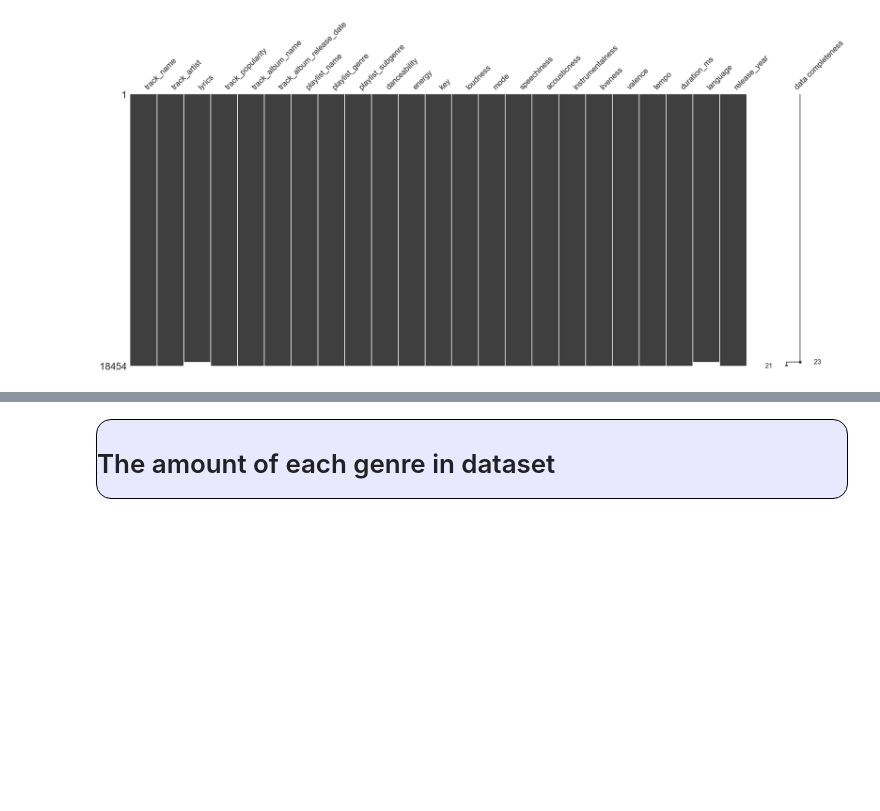
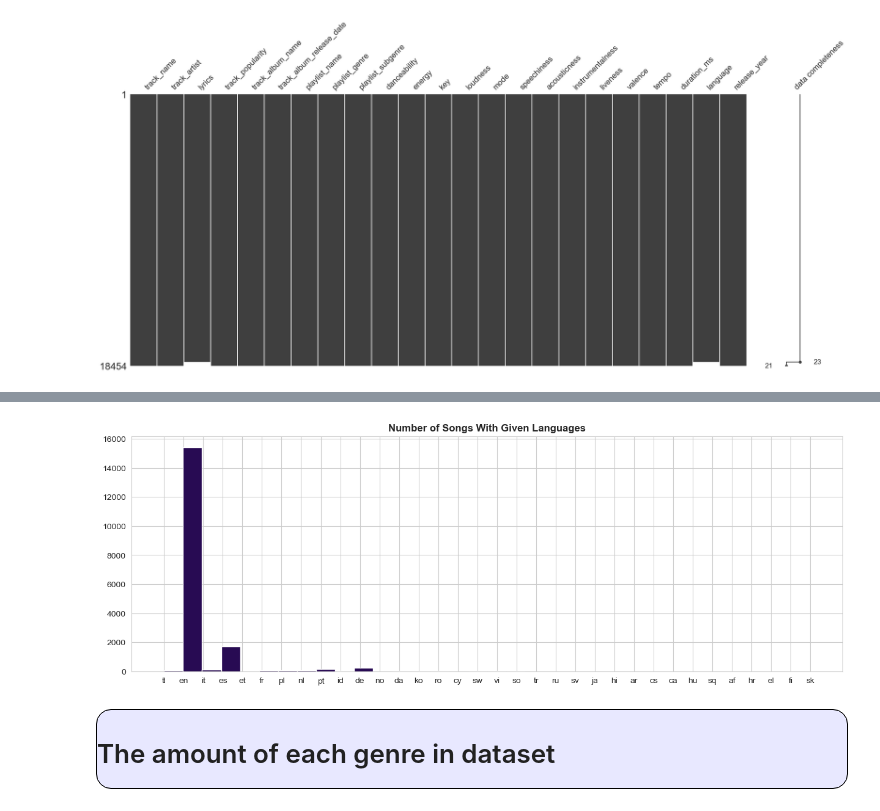
Before and after one commit to milonpabis/songs-over-years-analysis, a Jupyter notebook: songs-EDA.ipynb, the cells around one changed output, grey strips where cells are left out. Saved outputs shown, nothing was run; the diff lists cells and outputs as text; code cells hidden in the pictures; blank space fills up the shorter version.

```diff
--- a/songs-EDA.ipynb
+++ b/songs-EDA.ipynb
@@ -99,0 +108,6 @@ df.dropna(inplace=True)
+# %%
+df["language"].hist(figsize=(15,5), bins=len(df["language"].unique()))
+plt.title("Number of Songs With Given Languages", weight="bold")
+plt.show()
+# %% [output]
+[figure, added]
```
Also changed, not shown: parts of 23 cells of this notebook.
